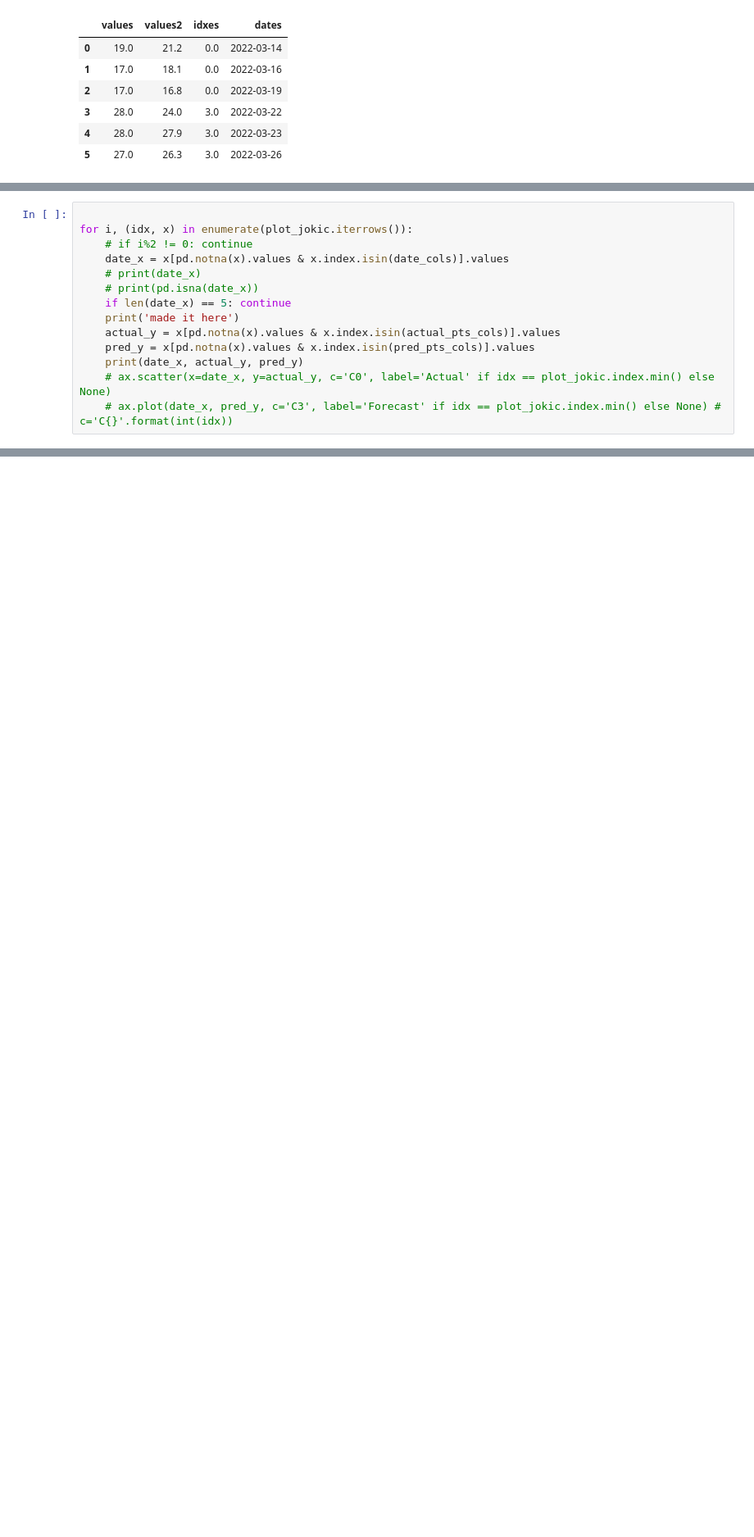
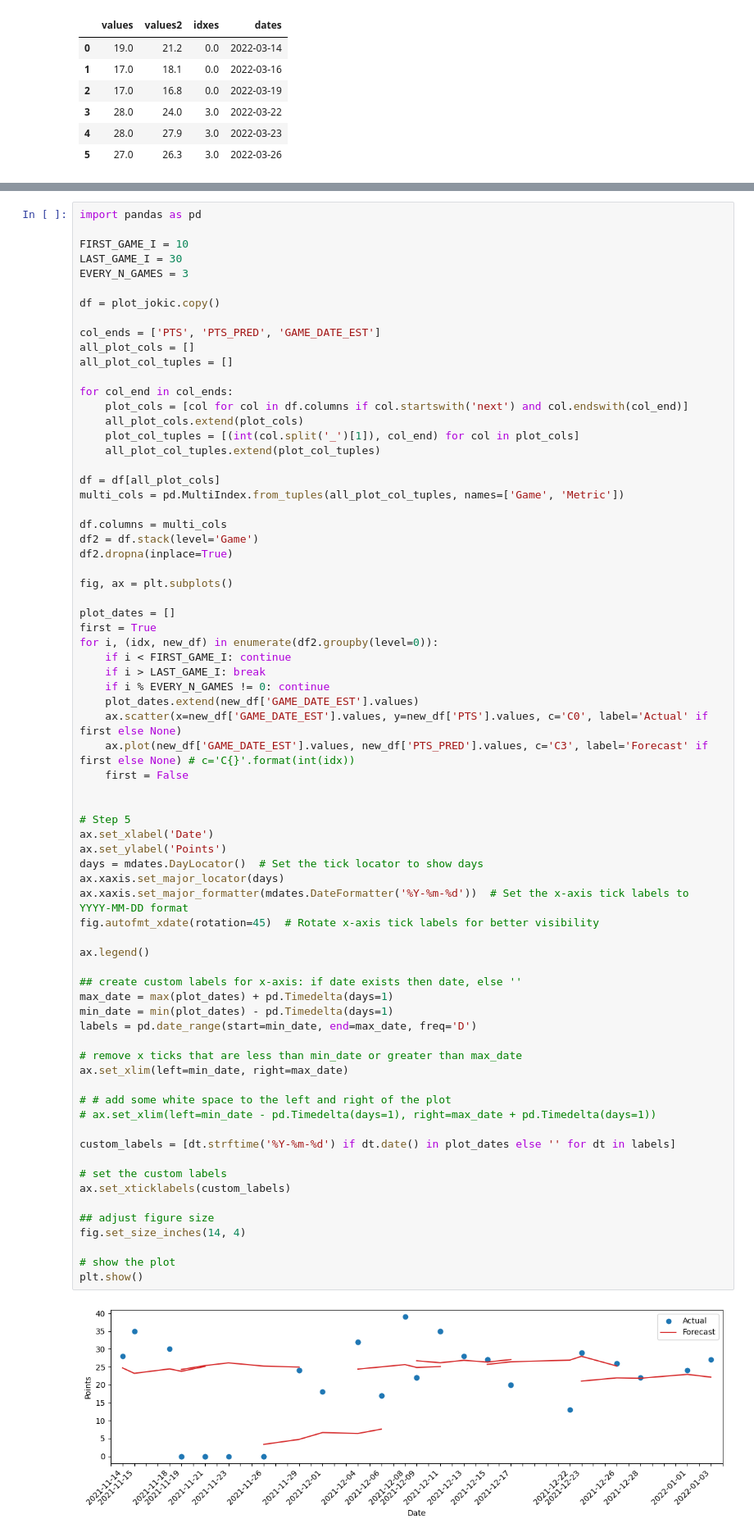
Before and after one commit to brownbrandon272/basketball, a Jupyter notebook: scripts/analyze_results.ipynb, the cells around one changed output, grey strips where cells are left out. Shown: that part at 82% size. Drawn from its saved outputs; the diff is of its cells as text; blank space fills up the shorter version.

Commit message:
Timeseries plot: 	modified:   scripts/analyze_results.ipynb

```diff
--- a/scripts/analyze_results.ipynb
+++ b/scripts/analyze_results.ipynb
@@ -665,14 +477,0 @@ pd.DataFrame({'dates': [datetime.date(2022, 4, 3), datetime.date(2022, 4, 5), da
-# %%
-
-for i, (idx, x) in enumerate(plot_jokic.iterrows()):
-    # if i%2 != 0: continue
-    date_x = x[pd.notna(x).values & x.index.isin(date_cols)].values
-    # print(date_x)
-    # print(pd.isna(date_x))
-    if len(date_x) == 5: continue
-    print('made it here')
-    actual_y = x[pd.notna(x).values & x.index.isin(actual_pts_cols)].values
-    pred_y = x[pd.notna(x).values & x.index.isin(pred_pts_cols)].values
-    print(date_x, actual_y, pred_y)
-    # ax.scatter(x=date_x, y=actual_y, c='C0', label='Actual' if idx == plot_jokic.index.min() else None)
-    # ax.plot(date_x, pred_y, c='C3', label='Forecast' if idx == plot_jokic.index.min() else None) # c='C{}'.format(int(idx))
@@ -697,0 +478,73 @@ Name: 49557, dtype: object
+# %%
+import pandas as pd
+
+FIRST_GAME_I = 10
+LAST_GAME_I = 30
+EVERY_N_GAMES = 3
+
+df = plot_jokic.copy()
+
+col_ends = ['PTS', 'PTS_PRED', 'GAME_DATE_EST']
+all_plot_cols = []
+all_plot_col_tuples = []
+
+for col_end in col_ends:
+    plot_cols = [col for col in df.columns if col.startswith('next') and col.endswith(col_end)]
+    all_plot_cols.extend(plot_cols)
+    plot_col_tuples = [(int(col.split('_')[1]), col_end) for col in plot_cols]
+    all_plot_col_tuples.extend(plot_col_tuples)
+
+df = df[all_plot_cols]
+multi_cols = pd.MultiIndex.from_tuples(all_plot_col_tuples, names=['Game', 'Metric'])
+
+df.columns = multi_cols
+df2 = df.stack(level='Game')
+df2.dropna(inplace=True)
+
+fig, ax = plt.subplots()
+
+plot_dates = []
+first = True
+for i, (idx, new_df) in enumerate(df2.groupby(level=0)):
+    if i < FIRST_GAME_I: continue
+    if i > LAST_GAME_I: break
+    if i % EVERY_N_GAMES != 0: continue
+    plot_dates.extend(new_df['GAME_DATE_EST'].values)
+    ax.scatter(x=new_df['GAME_DATE_EST'].values, y=new_df['PTS'].values, c='C0', label='Actual' if first else None)
+    ax.plot(new_df['GAME_DATE_EST'].values, new_df['PTS_PRED'].values, c='C3', label='Forecast' if first else None) # c='C{}'.format(int(idx))
+    first = False
+
+
+# Step 5
+ax.set_xlabel('Date')
+ax.set_ylabel('Points')
+days = mdates.DayLocator()  # Set the tick locator to show days
+ax.xaxis.set_major_locator(days)
+ax.xaxis.set_major_formatter(mdates.DateFormatter('%Y-%m-%d'))  # Set the x-axis tick labels to YYYY-MM-DD format
+fig.autofmt_xdate(rotation=45)  # Rotate x-axis tick labels for better visibility
+
+ax.legend()
+
+## create custom labels for x-axis: if date exists then date, else ''
+max_date = max(plot_dates) + pd.Timedelta(days=1)
+min_date = min(plot_dates) - pd.Timedelta(days=1)
+labels = pd.date_range(start=min_date, end=max_date, freq='D')
+
+# remove x ticks that are less than min_date or greater than max_date
+ax.set_xlim(left=min_date, right=max_date)
+
+# # add some white space to the left and right of the plot
+# ax.set_xlim(left=min_date - pd.Timedelta(days=1), right=max_date + pd.Timedelta(days=1))
+
+custom_labels = [dt.strftime('%Y-%m-%d') if dt.date() in plot_dates else '' for dt in labels]
+
+# set the custom labels
+ax.set_xticklabels(custom_labels)
+
+## adjust figure size
+fig.set_size_inches(14, 4)
+
+# show the plot
+plt.show()
+# %% [output]
+[figure, added]
```
Also changed, not shown: parts of 9 cells of this notebook.
